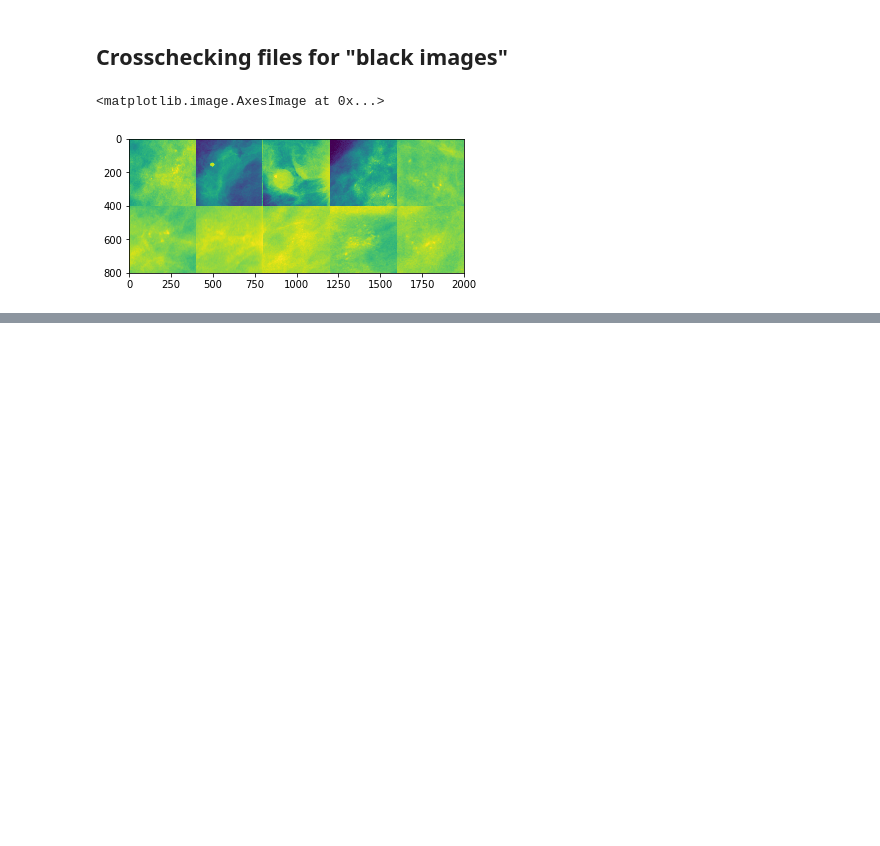
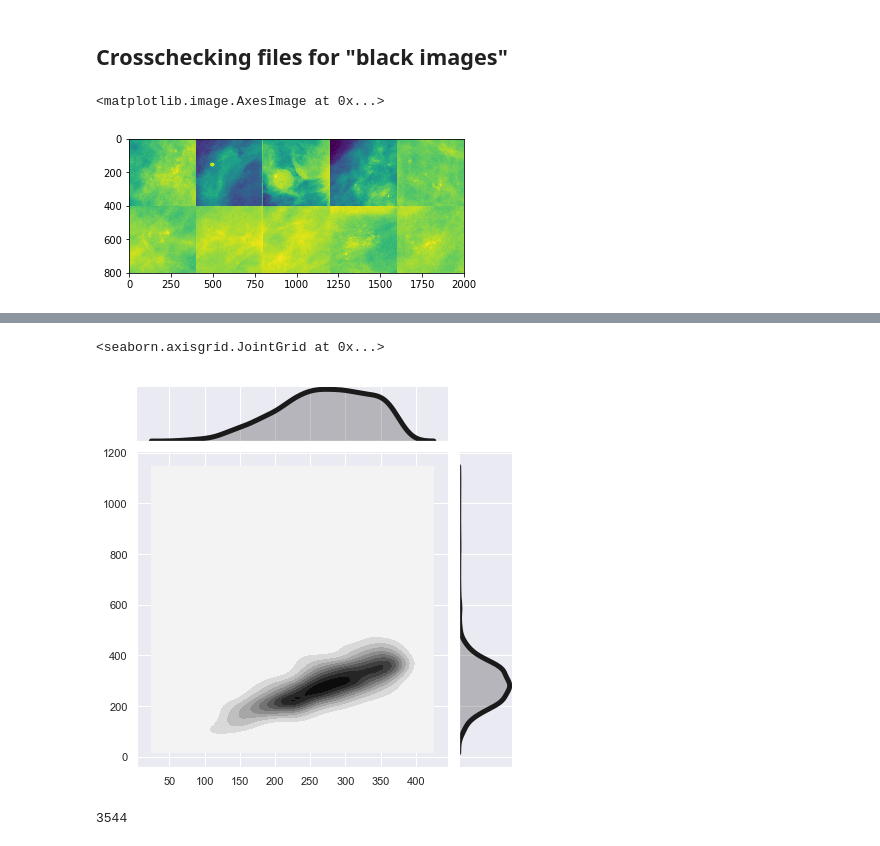
Before and after one commit to isados/breast-cancer-screening, a Jupyter notebook: check.ipynb, the cells around one changed output, grey strips where cells are left out. Cells and saved outputs as stored; diff of their text form; code cells hidden in the pictures; blank space fills up the shorter version.

```diff
--- a/check.ipynb
+++ b/check.ipynb
@@ -10,6 +10,8 @@ import pydicom #Read mammogram images stored in DICOM files
 import cv2
 import random
 import os
+import seaborn as sns
+sns.set()
 # %%
 path = r"/Users/isa/Google Drive/cancer-data/"
 !ls "{path}"
@@ -60,0 +151,25 @@ plt.imshow(img)
+# %%
+df.loc[df['length'].idxmax()]
+sel=df.sort_values(by=['length','width'],ascending=False)[['length','width','path']].iloc[1000:]
+#print(sel.length.mean())
+#print(sel.length.median())
+
+#print(sel.width.mean())
+#print(sel.width.median())
+
+#plt.imshow(return_image(sel.path.iloc[-9]))
+sns.jointplot(x=sel.length.values,y=sel.width.values,kind='kde',color='k')
+# %% [output]
+<seaborn.axisgrid.JointGrid at 0x...>
+[figure, added]
+# %%
+path="/Users/isa/Google Drive/cancer-data/MalignantMass"
+"""
+Malignant-mass181
+Malignant-mass682
+"""
+file=os.path.join(path,'Malignant-mass181')
+ds=pydicom.dcmread(file,force=True)
+ds.Columns
+# %% [output]
+3544
```
Also changed, not shown: parts of 11 cells of this notebook.
